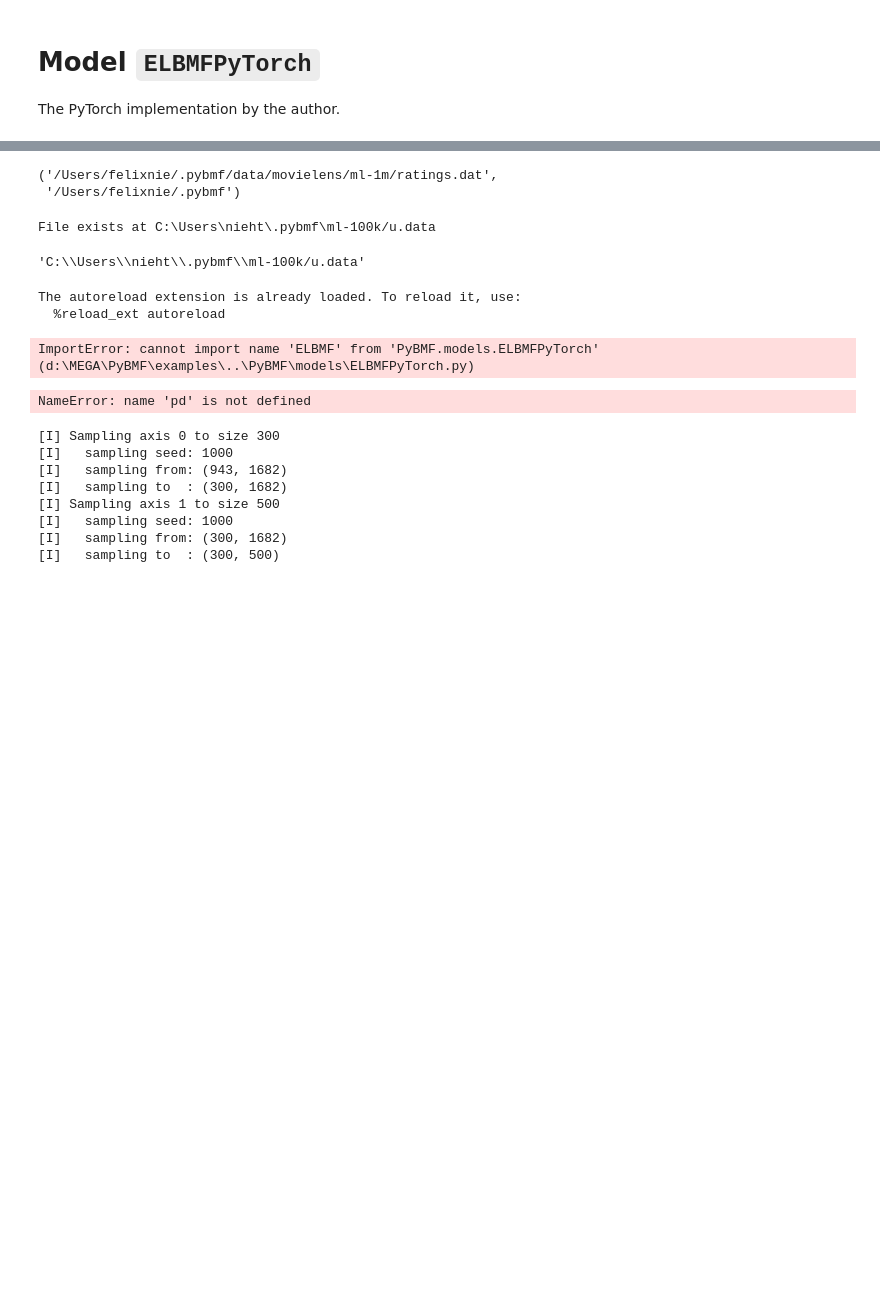
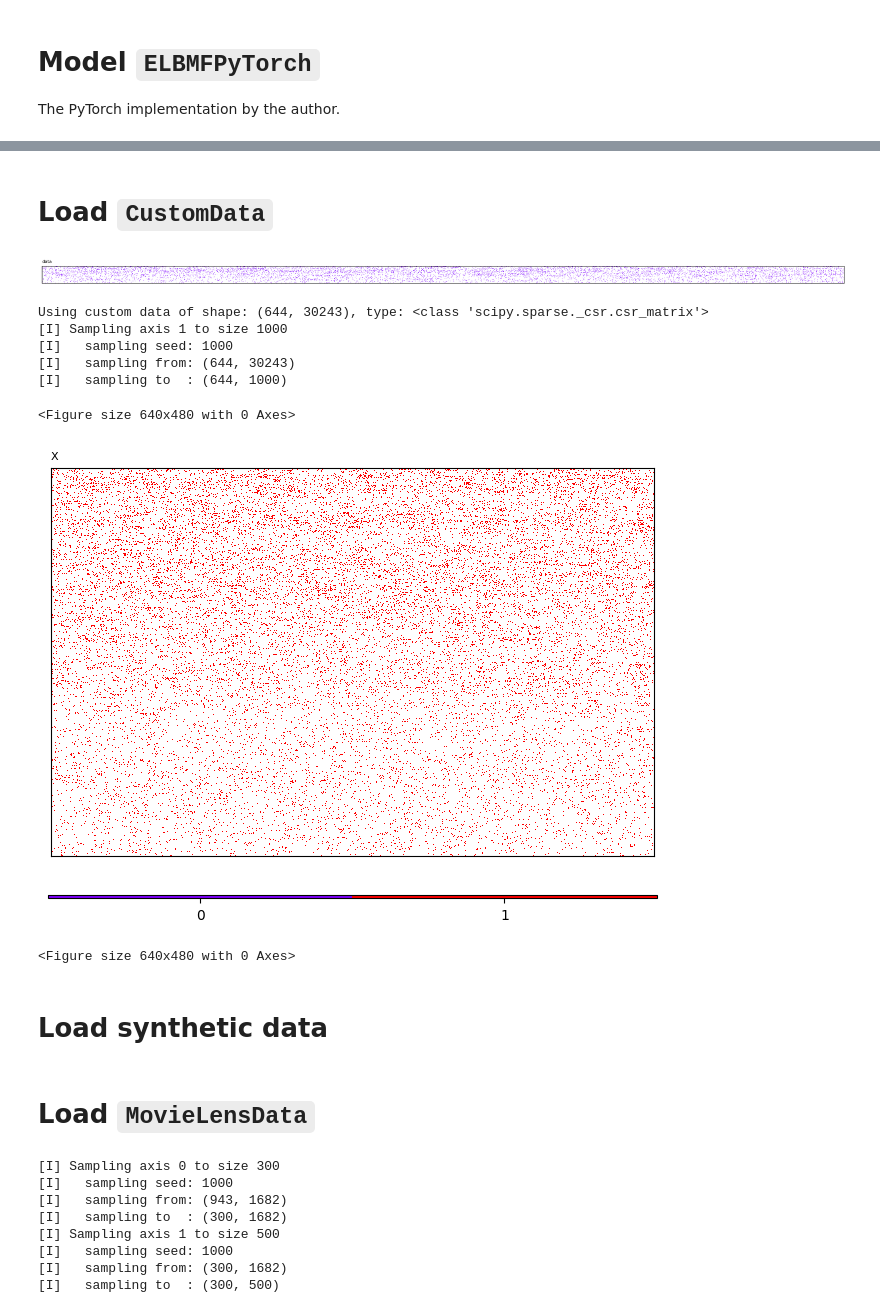
Before and after one commit to PreferredAI/PyBMF, a Jupyter notebook: examples/ex05_6_ELBMFPyTorch.ipynb, the cells around one changed output, grey strips where cells are left out. Saved outputs shown, nothing was run; the diff lists cells and outputs as text; code cells hidden in the pictures; blank space fills up the shorter version.

```diff
--- a/examples/ex05_6_ELBMFPyTorch.ipynb
+++ b/examples/ex05_6_ELBMFPyTorch.ipynb
@@ -191,5 +19,0 @@ File cached!
-# %%
-get_cache_path(relative_path="data/movielens/ml-1m/ratings.dat", cache_dir=None)
-# %% [output]
-('/Users/felixnie/.pybmf/data/movielens/ml-1m/ratings.dat',
- '/Users/felixnie/.pybmf')
@@ -307,34 +20,38 @@ def load_feedback(fmt="UIR", variant="100K", reader=None):
-# %%
-load_feedback()
-# %% [output]
-File exists at C:\Users\nieht\.pybmf\ml-100k/u.data
-'C:\\Users\\nieht\\.pybmf\\ml-100k/u.data'
-# %%
-# use project files rather than the installed PyBMF
-
-%load_ext autoreload
-%autoreload 2
-
-import sys
-sys.path.insert(0, '../')
-
-from PyBMF.models.ELBMFPyTorch import ELBMF
-
-import pandas as pd
-import numpy as np
-from scipy.sparse import csr_matrix
-# %% [output]
-The autoreload extension is already loaded. To reload it, use:
-  %reload_ext autoreload
-ImportError: cannot import name 'ELBMF' from 'PyBMF.models.ELBMFPyTorch' (d:\MEGA\PyBMF\examples\..\PyBMF\models\ELBMFPyTorch.py)
+# %% [markdown]
+# Load `CustomData`
 # %%
 # loading real-world data from datasets of ELBMF-Julia
+# download and extract .tsv file from https://eda.rg.cispa.io/prj/elbmf/
 
-df = pd.read_csv('D:\PyBMF-bulky\data\data-elbmf\Brain_Cerebellum-z.tsv', header=None, sep=r'\t')
+# make sure the data is correctly parsed
 
-spmat = csr_matrix(df.astype(pd.SparseDtype("float64", 0)).sparse.to_coo())
+df = pd.read_csv('D:\PyBMF-bulky\data\data-elbmf\Brain_Cerebellum-z.tsv', header=None, sep='\t')
+
+X = csr_matrix(df.astype(pd.SparseDtype("float64", 0)).sparse.to_coo())
+
+show_matrix([(X, [0, 0], 'data')])
+
+# wrap it with CustomData(), and crop the data if needed
+
+from PyBMF.datasets import CustomData
+
+data = CustomData(X, name="Brain_Cerebellum-z")
+data.load(overwrite_cache=True)
+
+data.sample(factor_id=1, n_samples=1000, seed=1000)
+data.show_matrix(scaling=0.25)
 # %% [output]
+[figure, added]
-NameError: name 'pd' is not defined
+Using custom data of shape: (644, 30243), type: <class 'scipy.sparse._csr.csr_matrix'>
+[I] Sampling axis 1 to size 1000
+[I]   sampling seed: 1000
+[I]   sampling from: (644, 30243)
+[I]   sampling to  : (644, 1000)
+<Figure size 640x480 with 0 Axes>
+[figure, added]
+<Figure size 640x480 with 0 Axes>
+# %% [markdown]
+# Load synthetic data
 # %%
 # # generating synthetic data
 
@@ -345,6 +62,8 @@ NameError: name 'pd' is not defined
 # data.add_noise(noise=[0.4, 0.1], seed=2000)
 
 # data.show_matrix(scaling=0.5)
+# %% [markdown]
+# Load `MovieLensData`
 # %%
 # # loading real-world data
 
```
Also changed, not shown: parts of 15 cells of this notebook, 3 other files.
